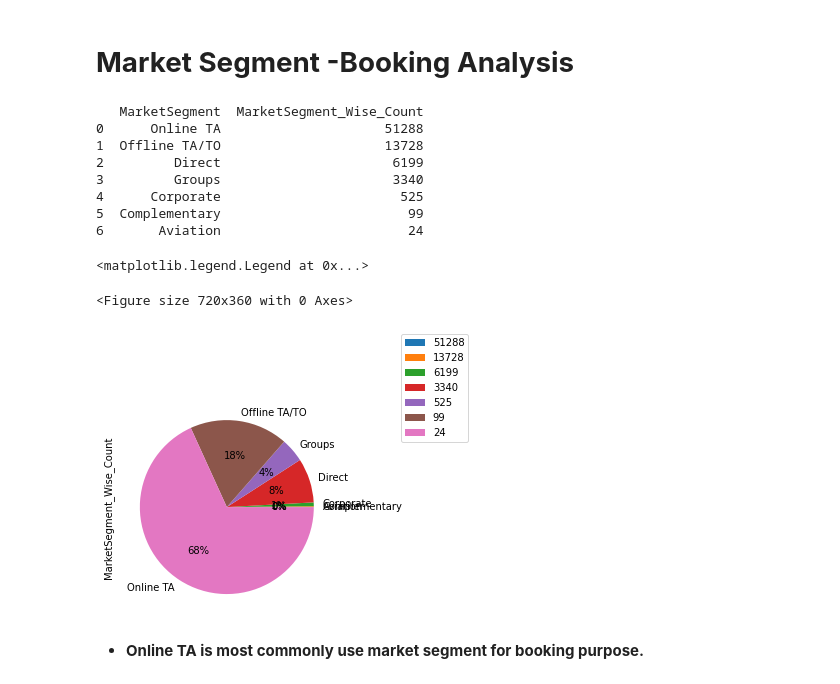
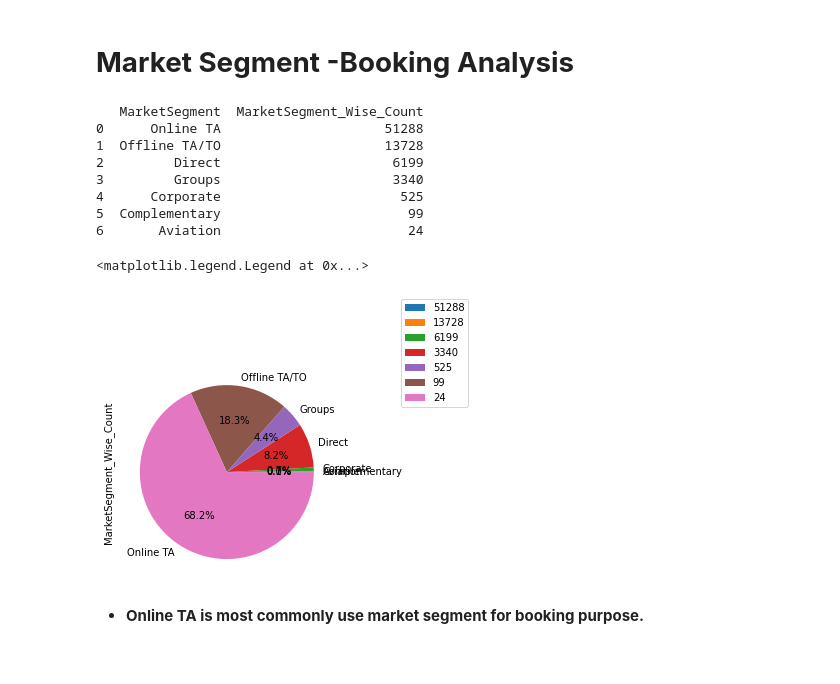
Before and after one commit to shyamsgadekar/EDA_HOTEL_BOOKING_ANALYSIS, a Jupyter notebook: Hotel_Booking_Analysis_SHYAM_GADEKAR_Capstone_Project.ipynb, the cells around one changed output. Cells and saved outputs as stored; diff of their text form; code cells hidden in the pictures.

```diff
--- a/Hotel_Booking_Analysis_SHYAM_GADEKAR_Capstone_Project.ipynb
+++ b/Hotel_Booking_Analysis_SHYAM_GADEKAR_Capstone_Project.ipynb
@@ -853,23 +886,22 @@ sns.barplot(x = 'Company', y = 'Company_Owned_Hotels', data = df_Company, order
 # %%
 #Find count of each market segment to predict which segment is popular.
 df_Market_Segment = df_hotel['market_segment'].value_counts().reset_index().rename(columns = {'index':'MarketSegment','market_segment':'MarketSegment_Wise_Count'}).sort_values(by = 'MarketSegment_Wise_Count', ascending = False)
-plt.figure(figsize = (10,5))
+# plt.figure(figsize = (10,5))
 print (df_Market_Segment)
-
-df_Market_Segment.groupby(['MarketSegment']).sum().plot(kind='pie',y='MarketSegment_Wise_Count',autopct='%1.0f%%')
+my_explode = [0.2,0.2,0.2,0.2,0.2,0.2,0.2]    #.value_counts(),autopct="%1.1f%%",shadow=True,radius=1.5,explode=[.2]*4)
+df_Market_Segment.groupby(['MarketSegment']).sum().plot(kind='pie',y='MarketSegment_Wise_Count',autopct='%1.1f%%')
 plt.legend(labels=df_Market_Segment["MarketSegment_Wise_Count"].value_counts().index.tolist(),loc=(1.3,.8))
 # %% [output]
    MarketSegment  MarketSegment_Wise_Count
 0      Online TA                     51288
 1  Offline TA/TO                     13728
 2         Direct                      6199
 3         Groups                      3340
 4      Corporate                       525
 5  Complementary                        99
 6       Aviation                        24
 <matplotlib.legend.Legend at 0x...>
-<Figure size 720x360 with 0 Axes>
-[figure, old version]
+[figure, new version]
 # %% [markdown]
 * **Online TA is most commonly use market segment for booking purpose.**
 # %% [markdown]
```
Also changed, not shown: parts of 4 cells of this notebook.
